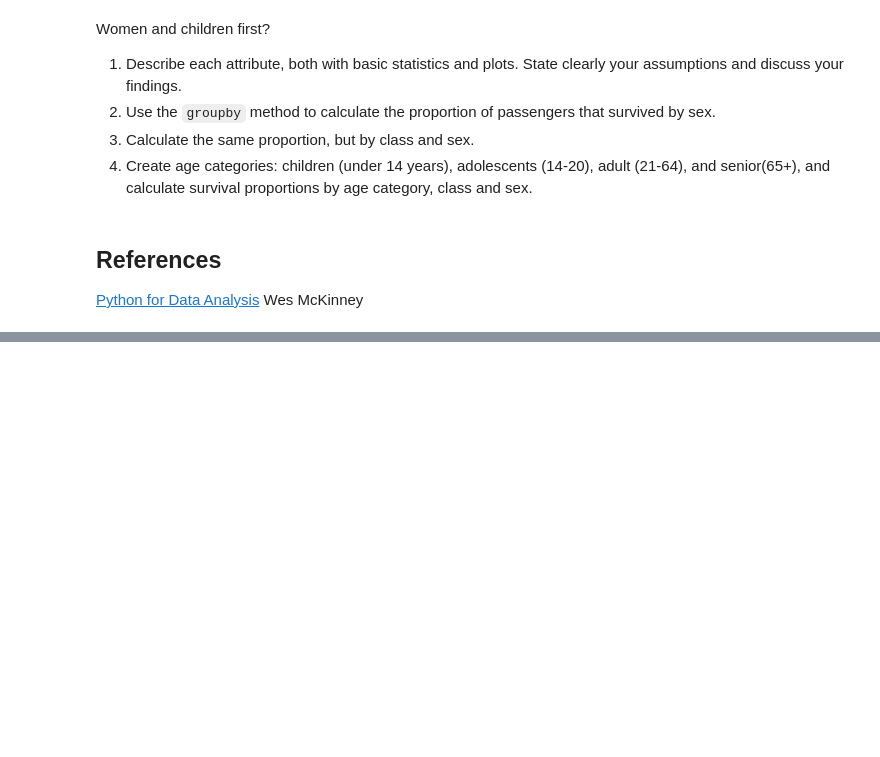
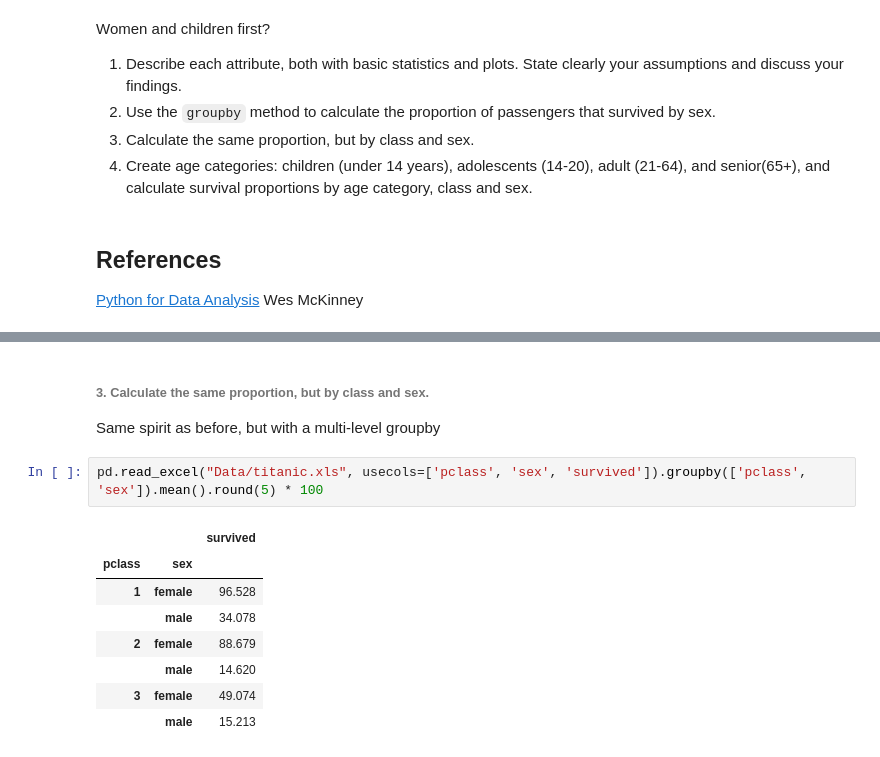
Before and after one commit to agpmilli/adaepfl, a Jupyter notebook: 02 - Intro to Pandas/Data Wrangling with Pandas.ipynb, the cells around one changed output, grey strips where cells are left out. Cells and saved outputs as stored; diff of their text form; blank space fills up the shorter version.

```diff
--- a/02 - Intro to Pandas/Data Wrangling with Pandas.ipynb
+++ b/02 - Intro to Pandas/Data Wrangling with Pandas.ipynb
@@ -1639,0 +1686,14 @@ Women and children first?
+# %% [markdown]
+###### 3. Calculate the same proportion, but by class and sex.
+Same spirit as before, but with a multi-level groupby
+# %%
+pd.read_excel("Data/titanic.xls", usecols=['pclass', 'sex', 'survived']).groupby(['pclass', 'sex']).mean().round(5) * 100
+# %% [output]
+|  |  | survived |
+| pclass | sex |  |
+| 1 | female | 96.528 |
+|  | male | 34.078 |
+| 2 | female | 88.679 |
+|  | male | 14.620 |
+| 3 | female | 49.074 |
+|  | male | 15.213 |
```
Also changed, not shown: parts of 7 cells of this notebook, 1 other file.
